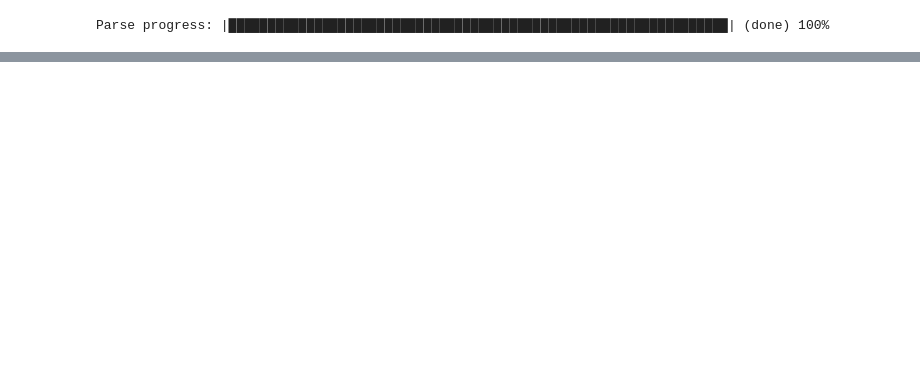
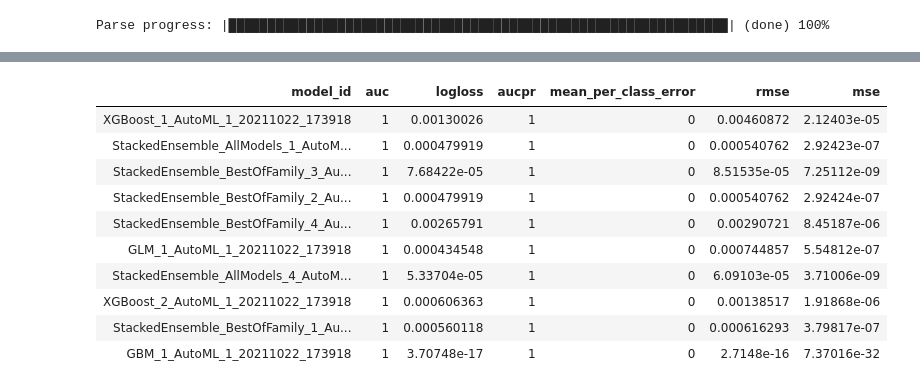
Before and after one commit to FelipeMFO/phd-data-wrangling, a Jupyter notebook: notebooks/modeling.ipynb, the cells around one changed output, grey strips where cells are left out. Saved outputs shown, nothing was run; the diff lists cells and outputs as text; code cells hidden in the pictures; blank space fills up the shorter version.

Commit message:
run model

```diff
--- a/notebooks/modeling.ipynb
+++ b/notebooks/modeling.ipynb
@@ -85,5 +157,5 @@ df = df.drop(columns = ["-1.0", "-2.0"]).fillna(0)
 # %%
-split_dict = modeling.spliting(df=df, split_ratio= 0.8, target_variable="has_bd")
+split_dict = modeling.spliting(df=df_to_train, split_ratio= 0.8, target_variable="has_bd")
 # %% [output]
 Parse progress: |████████████████████████████████████████████████████████████████| (done) 100%
 # %%
@@ -112,0 +173,14 @@ df
+# %%
+aml.leaderboard
+# %% [output]
+| model_id | auc | logloss | aucpr | mean_per_class_error | rmse | mse |
+| XGBoost_1_AutoML_1_20211022_173918 | 1 | 0.00130026 | 1 | 0 | 0.00460872 | 2.12403e-05 |
+| StackedEnsemble_AllModels_1_AutoM... | 1 | 0.000479919 | 1 | 0 | 0.000540762 | 2.92423e-07 |
+| StackedEnsemble_BestOfFamily_3_Au... | 1 | 7.68422e-05 | 1 | 0 | 8.51535e-05 | 7.25112e-09 |
+| StackedEnsemble_BestOfFamily_2_Au... | 1 | 0.000479919 | 1 | 0 | 0.000540762 | 2.92424e-07 |
+| StackedEnsemble_BestOfFamily_4_Au... | 1 | 0.00265791 | 1 | 0 | 0.00290721 | 8.45187e-06 |
+| GLM_1_AutoML_1_20211022_173918 | 1 | 0.000434548 | 1 | 0 | 0.000744857 | 5.54812e-07 |
+| StackedEnsemble_AllModels_4_AutoM... | 1 | 5.33704e-05 | 1 | 0 | 6.09103e-05 | 3.71006e-09 |
+| XGBoost_2_AutoML_1_20211022_173918 | 1 | 0.000606363 | 1 | 0 | 0.00138517 | 1.91868e-06 |
+| StackedEnsemble_BestOfFamily_1_Au... | 1 | 0.000560118 | 1 | 0 | 0.000616293 | 3.79817e-07 |
+| GBM_1_AutoML_1_20211022_173918 | 1 | 3.70748e-17 | 1 | 0 | 2.7148e-16 | 7.37016e-32 |
```
Also changed, not shown: parts of 17 cells of this notebook, 2 other files.
